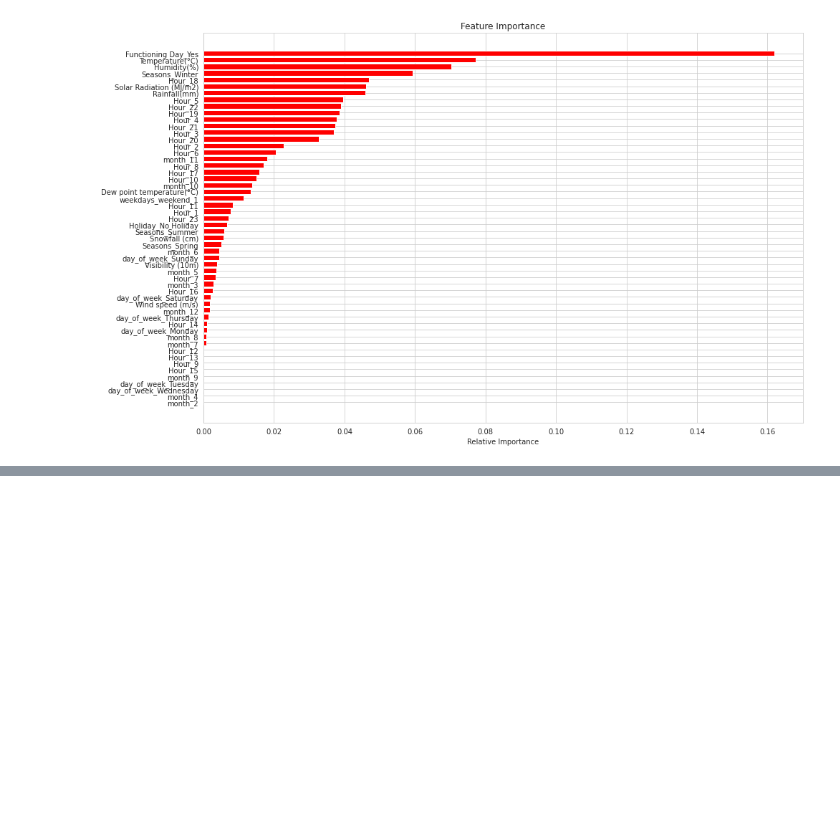
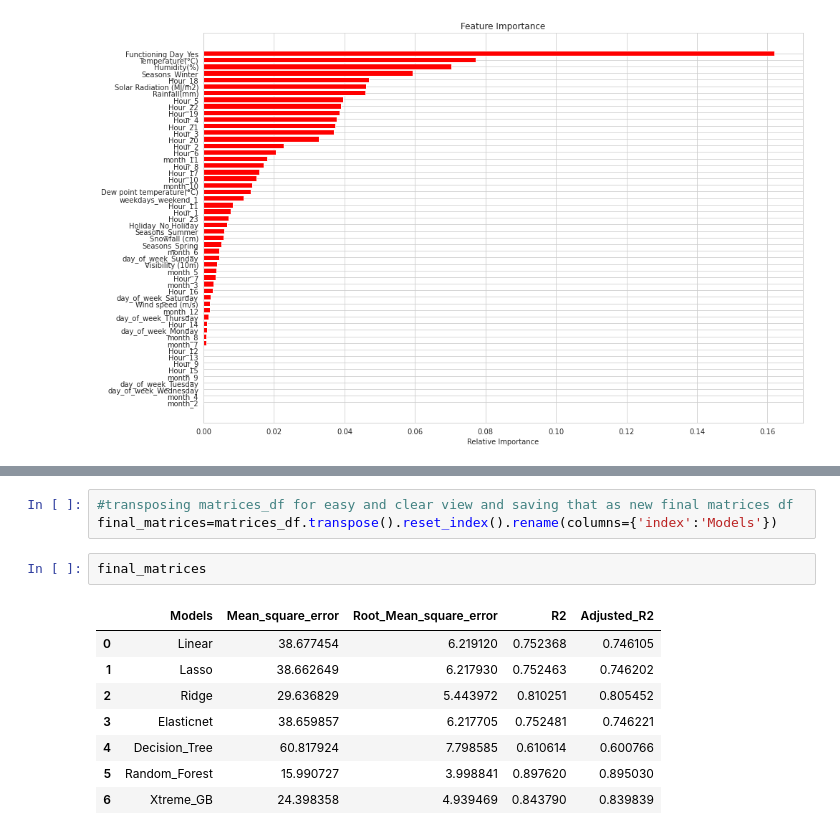
Before and after one commit to dushyantmaharshi/Bike-Sharing-Demand-Prediction-Capstone-Project, a Jupyter notebook: Bike_Sharing_Demand_Prediction_Capstone_Project_.ipynb, the cells around one changed output, grey strips where cells are left out. Drawn from its saved outputs; the diff is of its cells as text; blank space fills up the shorter version.

```diff
--- a/Bike_Sharing_Demand_Prediction_Capstone_Project_.ipynb
+++ b/Bike_Sharing_Demand_Prediction_Capstone_Project_.ipynb
@@ -758,0 +812,14 @@ get_features_importance(XGB,X_train)
+# %%
+#transposing matrices_df for easy and clear view and saving that as new final matrices df
+final_matrices=matrices_df.transpose().reset_index().rename(columns={'index':'Models'})
+# %%
+final_matrices
+# %% [output]
+|  | Models | Mean_square_error | Root_Mean_square_error | R2 | Adjusted_R2 |
+| 0 | Linear | 38.677454 | 6.219120 | 0.752368 | 0.746105 |
+| 1 | Lasso | 38.662649 | 6.217930 | 0.752463 | 0.746202 |
+| 2 | Ridge | 29.636829 | 5.443972 | 0.810251 | 0.805452 |
+| 3 | Elasticnet | 38.659857 | 6.217705 | 0.752481 | 0.746221 |
+| 4 | Decision_Tree | 60.817924 | 7.798585 | 0.610614 | 0.600766 |
+| 5 | Random_Forest | 15.990727 | 3.998841 | 0.897620 | 0.895030 |
+| 6 | Xtreme_GB | 24.398358 | 4.939469 | 0.843790 | 0.839839 |
```
Also changed, not shown: parts of 37 cells of this notebook.
